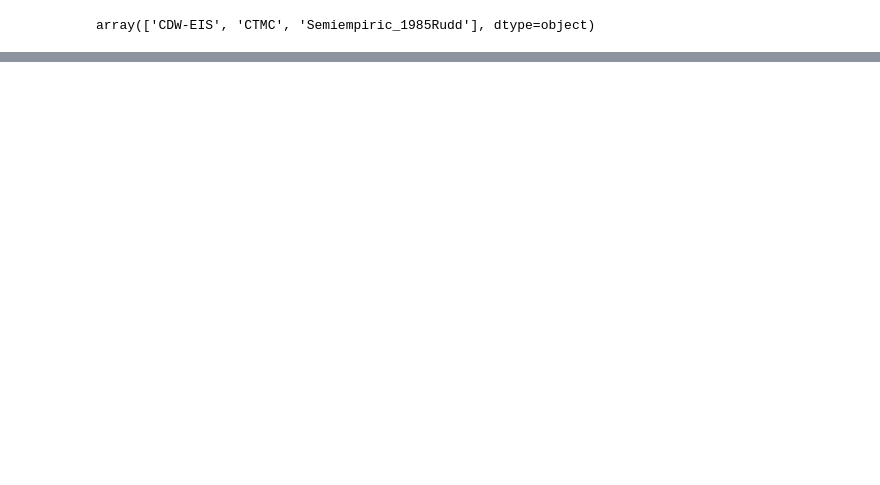
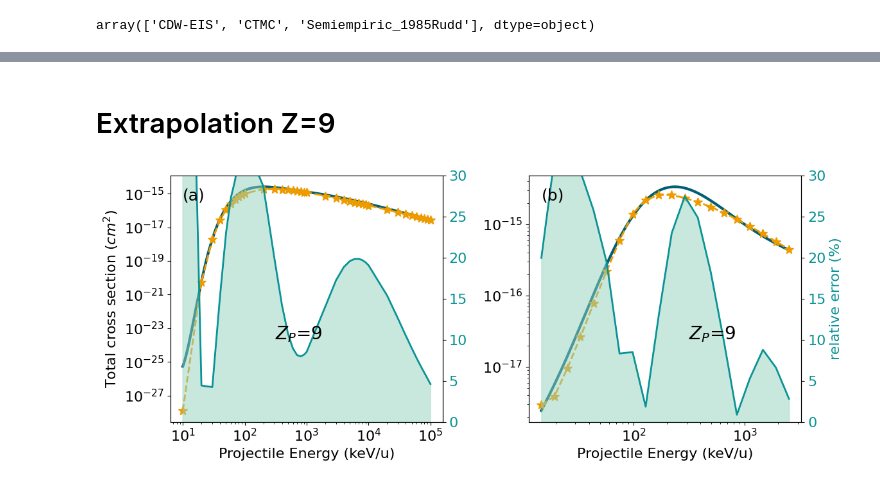
Before and after one commit to sebastlop/atomic_cond, a Jupyter notebook: performance.ipynb, the cells around one changed output, grey strips where cells are left out. Drawn from its saved outputs; the diff is of its cells as text; code cells hidden in the pictures; blank space fills up the shorter version.

```diff
--- a/performance.ipynb
+++ b/performance.ipynb
@@ -265,0 +346,59 @@ fig, axes = plt.subplots(2, 2, figsize=(12, 8), constrained_layout=True)
+# %% [markdown]
+# Extrapolation Z=9
+# %%
+# Here we plot ground truth data vs real claculated data
+labels_figs = ['(a)','(b)','(c)','(d)','(e)',
+               '(f)','(g)','(h)','(i)','(j)',
+               '(k)','(l)','(m)','(n)',
+               '(o)','(p)','(q)','(r)',
+               '(s)','(t)','(u)','(v)',]
+df_theory_encoded = pd.DataFrame(theory_one_hot, columns=encoder.get_feature_names_out(['Theory_ID']))
+hyd_df = pd.concat([hyd_df.reset_index(drop=True), df_theory_encoded], axis=1)
+act = 'gauss'
+
+model = FlexibleNN(5, 128, act, 0.0)
+model.load_state_dict(torch.load(os.path.join(MODEL_FOLDER,'best_statedict_'+act+'_128_hole_9.pth'),map_location=DEVICE))
+model.eval()
+
+
+fig, axes = plt.subplots(1, 2, figsize=(12, 5))
+
+idx_row = 0
+for z_ion in range(9,10):
+    idx_col = 0
+    for theory in ['CDW-EIS', 'CTMC']:
+        aux = hyd_df[hyd_df['Theory_ID'] == theory]
+        x = aux[aux['Z_ion'] == z_ion]['E_proj[keV/u]'].values
+        y = aux[aux['Z_ion'] == z_ion]['Cross_section[cm2]'].values
+        y_pred = predict_conditional(model, encoder, theory, z_ion, np.log10(x)).reshape(-1)
+        x_to_predict = torch.logspace(np.log10(np.min(x)),
+                                        np.log10(np.max(x)),
+                                        1000)
+        y_pred_lp = predict_conditional(model, encoder, theory, z_ion, np.log10(x_to_predict)).reshape(-1)
+        error = rel_err(y, 10**y_pred)*100
+
+        axes[idx_col].loglog(x_to_predict, 10**y_pred_lp, lw = 3,
+                                        color= colorlist3[1],
+                                        label = f'MLP prediction' )
+
+        axes[idx_col].loglog(x, y, '*--', lw = 2, ms=10, color= colorlist3[5],
+                                        label = f'Theory {theory}' )
+
+        ax_right = axes[idx_col].twinx()
+        ax_right.semilogx(x, error, c = colorlist3[2], lw = 2)
+        ax_right.fill_between(x, error,color = colorlist3[3], alpha = 0.5)
+
+        ax_right.tick_params(axis='y', labelcolor=colorlist3[2])
+        ax_right.set_ylim(0,30)
+        ax_right.text(x.min(), 27, labels_figs[idx_col+idx_row*2], fontsize=18)
+        ax_right.text(x.min()+300, 10, f'$Z_P$={z_ion}', fontsize=20)
+        idx_col += 1
+    ax_right.set_ylabel('relative error (%)', color=colorlist3[2])
+    axes[0].set_ylabel(r'Total cross section ($cm^2$)' )
+    idx_row +=1
+    axes[0].set_xlabel('Projectile Energy (keV/u)')
+    axes[1].set_xlabel('Projectile Energy (keV/u)')
+fig.tight_layout()
+plt.savefig('./performance_'+act+'hole_9.png')
+# %% [output]
+[figure, added]
```
Also changed, not shown: parts of 8 cells of this notebook, 28 other files.
